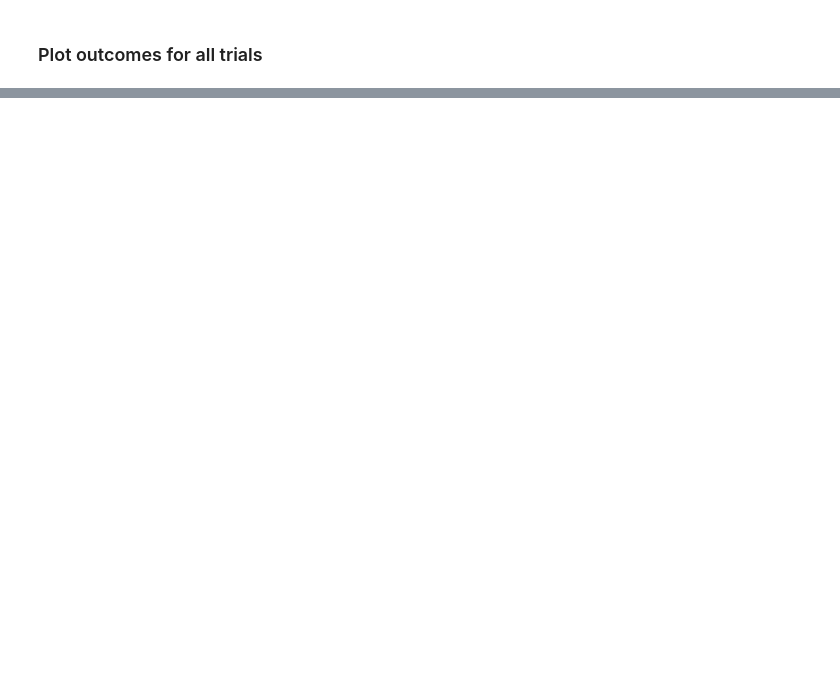
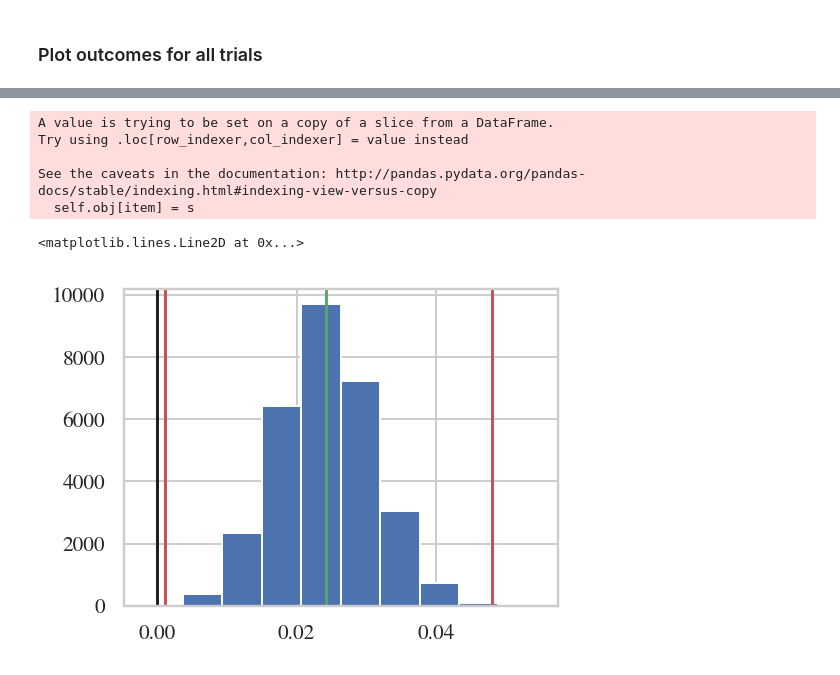
Before and after one commit to maksimt/empirical_privacy, a Jupyter notebook: Notebooks/Experiment 4 -- Laplace Mechanism.ipynb, the cells around one changed output, grey strips where cells are left out. Drawn from its saved outputs; the diff is of its cells as text; code cells hidden in the pictures; blank space fills up the shorter version.

```diff
--- a/Notebooks/Experiment 4 -- Laplace Mechanism.ipynb
+++ b/Notebooks/Experiment 4 -- Laplace Mechanism.ipynb
@@ -289,0 +219,54 @@ m=0.5316425540852373 C=0.0618504569081994
+# %%
+from functools import partial
+
+from experiment_framework.asymptotic_analysis import bootstrap_ci, asymptotic_privacy_lr
+from experiment_framework.differential_privacy import compute_delta
+from experiment_framework.calculations import accuracy_to_statistical_distance
+
+def get_bootstrap_model(DF, doc_ind, d= 3):
+    if doc_ind is not None:
+        DF = DF.loc[DF.doc_ind == doc_ind, :]
+    DF.loc[DF.classifier_accuracy < 0.5, 'classifier_accuracy'] = 0.5
+    n_docs = DF.doc_ind.nunique()
+
+    fit_model = 'gyorfi'
+    x = DF.training_set_size.values.astype(np.double)
+    ks = transform_n_to_k_for_knn(x, fit_model, d=d)
+    y = DF.classifier_accuracy.values
+    return {'training_set_sizes':x, 'y':y, 'fit_model':fit_model, 'ks':ks}
+
+DFccc[DFccc.classifier_accuracy < 0.5] = 0.5
+model = get_bootstrap_model(DFccc, 0)
+accuracy_results = np.array([])
+
+
+# results = more_results(model, 10)
+# a
+# %% [output]
+A value is trying to be set on a copy of a slice from a DataFrame.
+Try using .loc[row_indexer,col_indexer] = value instead
+
+See the caveats in the documentation: http://pandas.pydata.org/pandas-docs/stable/indexing.html#indexing-view-versus-copy
+  self.obj[item] = s
+# %%
+results = bootstrap_ci(
+    10000,
+    X=model['training_set_sizes'],
+    y=model['y'],
+    f=partial(asymptotic_privacy_lr, fit_model=model['fit_model'], d=d),
+    random_state_offset=accuracy_results.size
+)
+accuracy_results = np.concatenate((accuracy_results, results))
+deltas = np.array([compute_delta(stat_dist=accuracy_to_statistical_distance(accu), epsilon=CLAIMED_EPS)
+                   for accu in accuracy_results])
+_ = plt.hist(deltas)
+alpha = (1-0.999)/2 * 100.0
+lb = np.percentile(deltas, alpha)
+ub = np.percentile(deltas, 100-alpha)
+plt.axvline(lb, color='r')
+plt.axvline(ub, color='r')
+plt.axvline(0, color='k')
+plt.axvline(np.mean(deltas), color='g')
+# %% [output]
+<matplotlib.lines.Line2D at 0x...>
+[figure, added]
```
Also changed, not shown: parts of 20 cells of this notebook, 1 other file.
